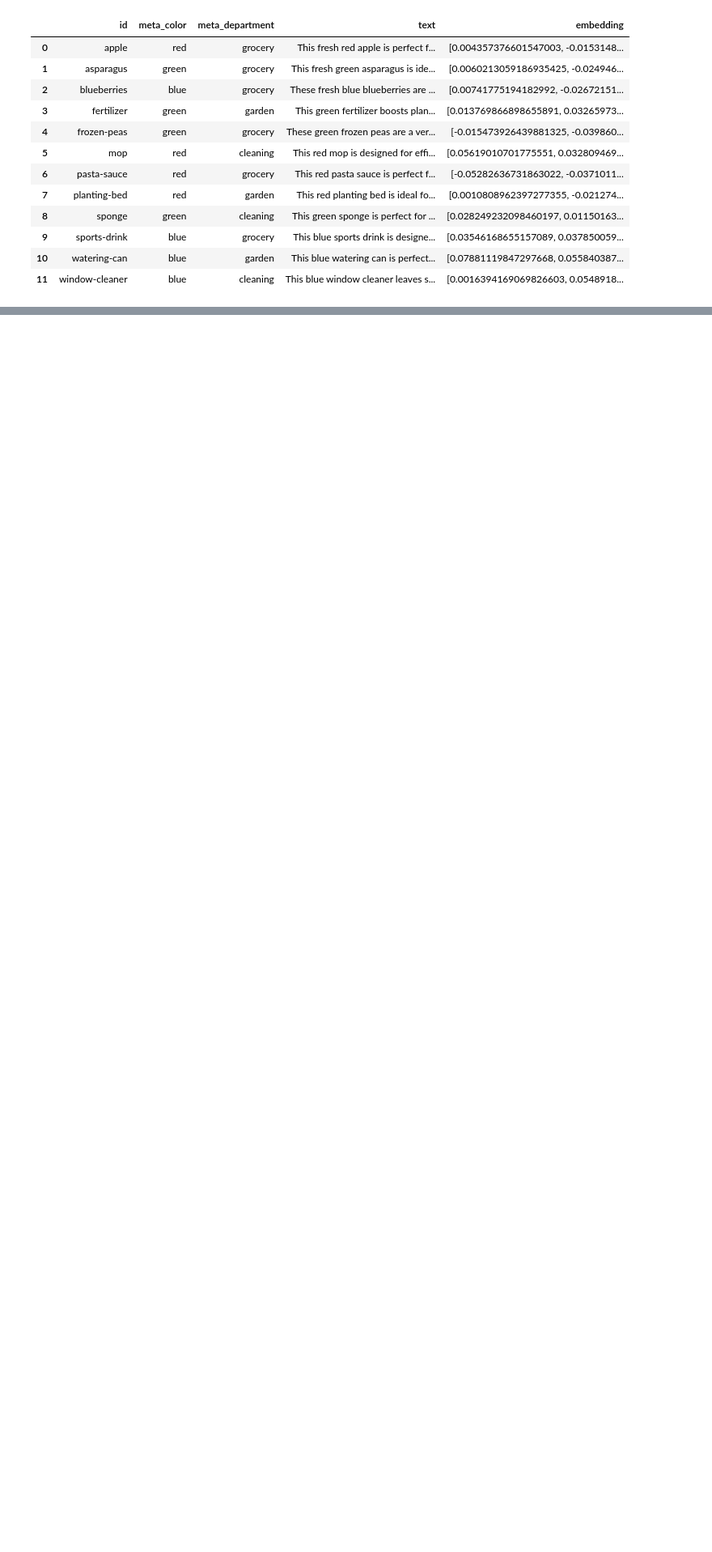
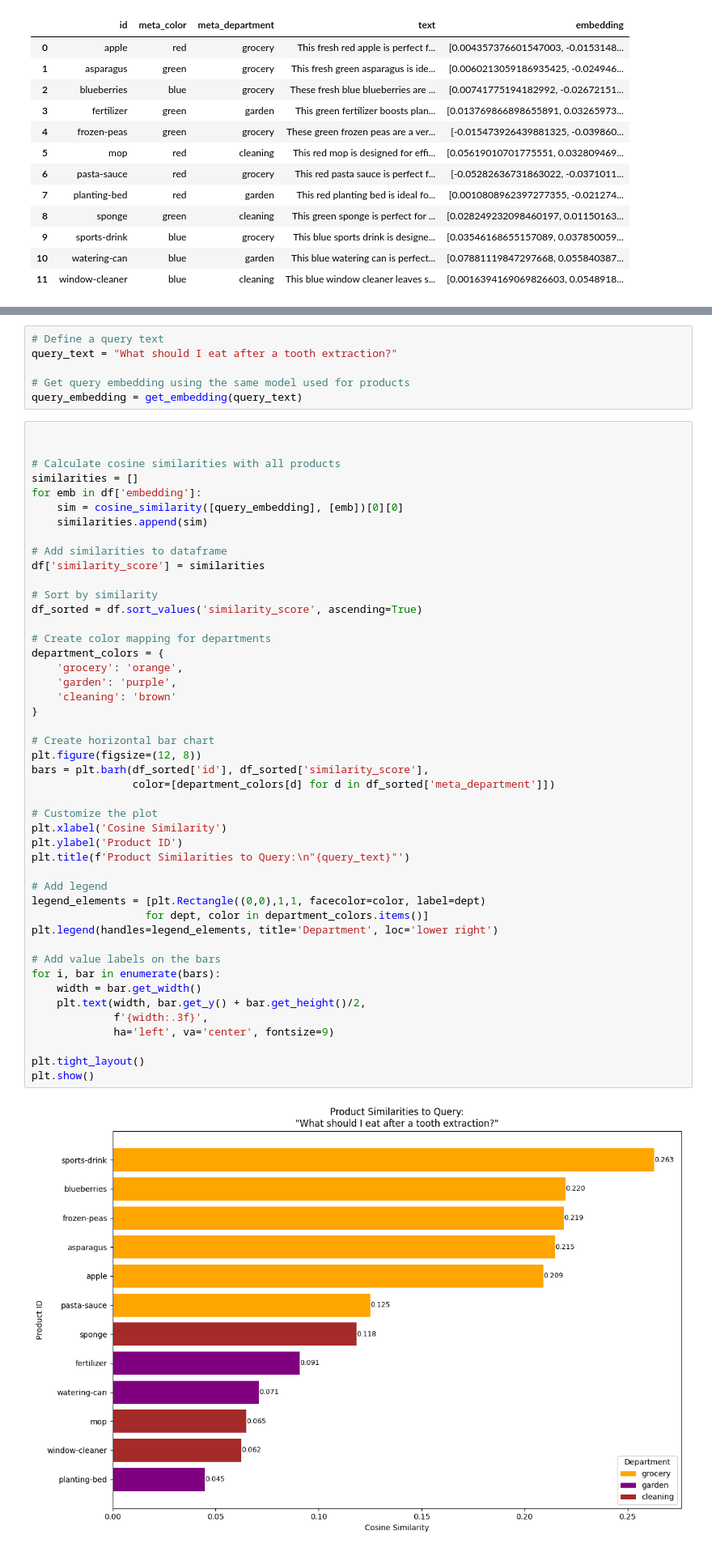
Before and after one commit to nagoodman/embedding-tutorials, a Jupyter notebook: tutorials/data-barn-delights/visualize-embeddings.ipynb, the cells around one changed output, grey strips where cells are left out. Shown: that part at 81% size. Drawn from its saved outputs; the diff is of its cells as text; blank space fills up the shorter version.

```diff
--- a/tutorials/data-barn-delights/visualize-embeddings.ipynb
+++ b/tutorials/data-barn-delights/visualize-embeddings.ipynb
@@ -136,3 +138,57 @@ else:
     plt.show()
 # %% [output]
 [figure]
+# %%
+# Define a query text
+query_text = "What should I eat after a tooth extraction?"
+
+# Get query embedding using the same model used for products
+query_embedding = get_embedding(query_text)
+# %%
+
+
+# Calculate cosine similarities with all products
+similarities = []
+for emb in df['embedding']:
+    sim = cosine_similarity([query_embedding], [emb])[0][0]
+    similarities.append(sim)
+
+# Add similarities to dataframe
+df['similarity_score'] = similarities
+
+# Sort by similarity
+df_sorted = df.sort_values('similarity_score', ascending=True)
+
+# Create color mapping for departments
+department_colors = {
+    'grocery': 'orange',
+    'garden': 'purple',
+    'cleaning': 'brown'
+}
+
+# Create horizontal bar chart
+plt.figure(figsize=(12, 8))
+bars = plt.barh(df_sorted['id'], df_sorted['similarity_score'],
+                color=[department_colors[d] for d in df_sorted['meta_department']])
+
+# Customize the plot
+plt.xlabel('Cosine Similarity')
+plt.ylabel('Product ID')
+plt.title(f'Product Similarities to Query:\n"{query_text}"')
+
+# Add legend
+legend_elements = [plt.Rectangle((0,0),1,1, facecolor=color, label=dept)
+                  for dept, color in department_colors.items()]
+plt.legend(handles=legend_elements, title='Department', loc='lower right')
+
+# Add value labels on the bars
+for i, bar in enumerate(bars):
+    width = bar.get_width()
+    plt.text(width, bar.get_y() + bar.get_height()/2,
+             f'{width:.3f}',
+             ha='left', va='center', fontsize=9)
+
+plt.tight_layout()
+plt.show()
+# %% [output]
+[figure, added]
```
Also changed, not shown: parts of 4 cells of this notebook.
